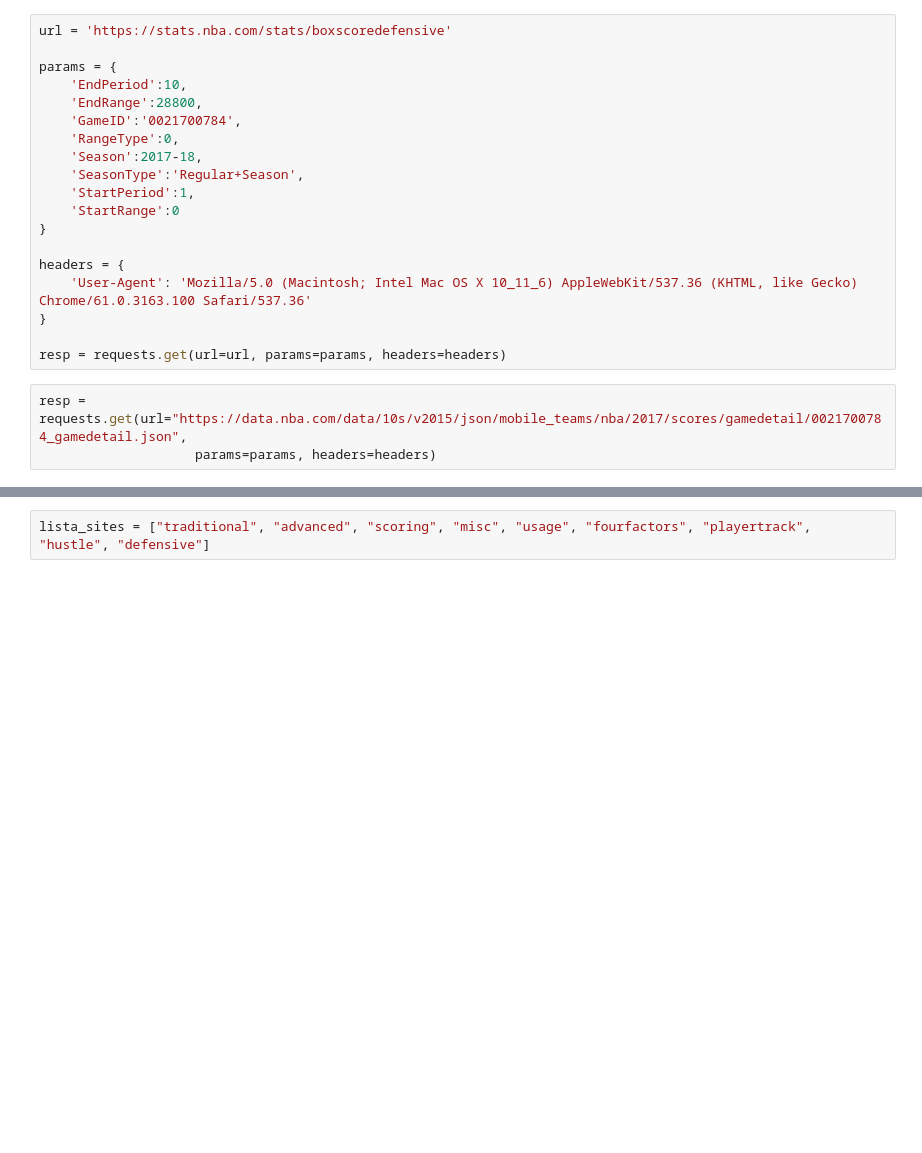
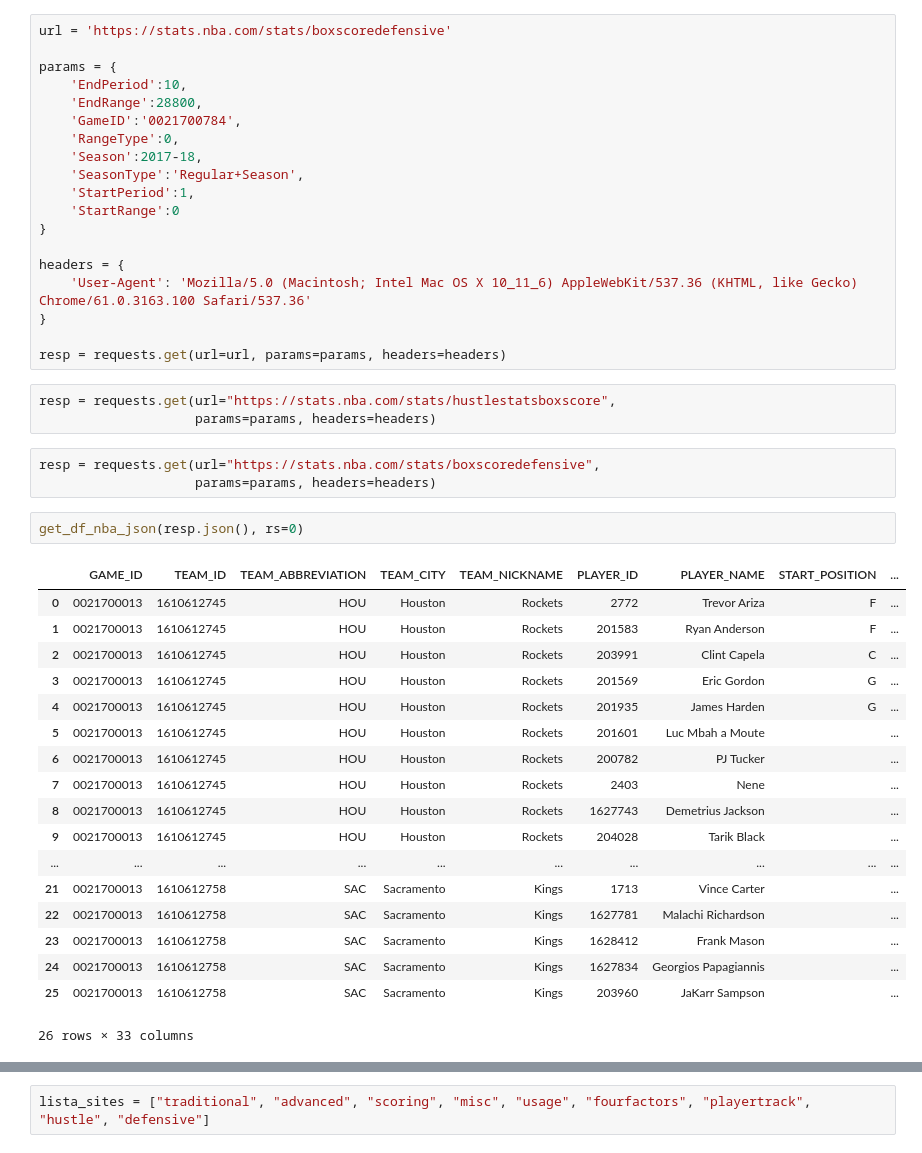
Before and after one commit to rafaelgasp/nba_games, a Jupyter notebook: NBA_Stats.ipynb, the cells around one changed output, grey strips where cells are left out. Saved outputs shown, nothing was run; the diff lists cells and outputs as text; blank space fills up the shorter version.

```diff
--- a/NBA_Stats.ipynb
+++ b/NBA_Stats.ipynb
@@ -33,8 +33,32 @@ headers = {
 
 resp = requests.get(url=url, params=params, headers=headers)
 # %%
-resp = requests.get(url="https://data.nba.com/data/10s/v2015/json/mobile_teams/nba/2017/scores/gamedetail/0021700784_gamedetail.json",
+resp = requests.get(url="https://stats.nba.com/stats/hustlestatsboxscore",
                     params=params, headers=headers)
+# %%
+resp = requests.get(url="https://stats.nba.com/stats/boxscoredefensive",
+                    params=params, headers=headers)
+# %%
+get_df_nba_json(resp.json(), rs=0)
+# %% [output]
+|  | GAME_ID | TEAM_ID | TEAM_ABBREVIATION | TEAM_CITY | TEAM_NICKNAME | PLAYER_ID | PLAYER_NAME | START_POSITION | ... |
+| 0 | 0021700013 | 1610612745 | HOU | Houston | Rockets | 2772 | Trevor Ariza | F | ... |
+| 1 | 0021700013 | 1610612745 | HOU | Houston | Rockets | 201583 | Ryan Anderson | F | ... |
+| 2 | 0021700013 | 1610612745 | HOU | Houston | Rockets | 203991 | Clint Capela | C | ... |
+| 3 | 0021700013 | 1610612745 | HOU | Houston | Rockets | 201569 | Eric Gordon | G | ... |
+| 4 | 0021700013 | 1610612745 | HOU | Houston | Rockets | 201935 | James Harden | G | ... |
+| 5 | 0021700013 | 1610612745 | HOU | Houston | Rockets | 201601 | Luc Mbah a Moute |  | ... |
+| 6 | 0021700013 | 1610612745 | HOU | Houston | Rockets | 200782 | PJ Tucker |  | ... |
+| 7 | 0021700013 | 1610612745 | HOU | Houston | Rockets | 2403 | Nene |  | ... |
+| 8 | 0021700013 | 1610612745 | HOU | Houston | Rockets | 1627743 | Demetrius Jackson |  | ... |
+| 9 | 0021700013 | 1610612745 | HOU | Houston | Rockets | 204028 | Tarik Black |  | ... |
+| ... | ... | ... | ... | ... | ... | ... | ... | ... | ... |
+| 21 | 0021700013 | 1610612758 | SAC | Sacramento | Kings | 1713 | Vince Carter |  | ... |
+| 22 | 0021700013 | 1610612758 | SAC | Sacramento | Kings | 1627781 | Malachi Richardson |  | ... |
+| 23 | 0021700013 | 1610612758 | SAC | Sacramento | Kings | 1628412 | Frank Mason |  | ... |
+| 24 | 0021700013 | 1610612758 | SAC | Sacramento | Kings | 1627834 | Georgios Papagiannis |  | ... |
+| 25 | 0021700013 | 1610612758 | SAC | Sacramento | Kings | 203960 | JaKarr Sampson |  | ... |
+26 rows × 33 columns
 # %%
 def get_date_place(game_id):
     #0021700784
```
Also changed, not shown: parts of 14 cells of this notebook, 3 other files.
